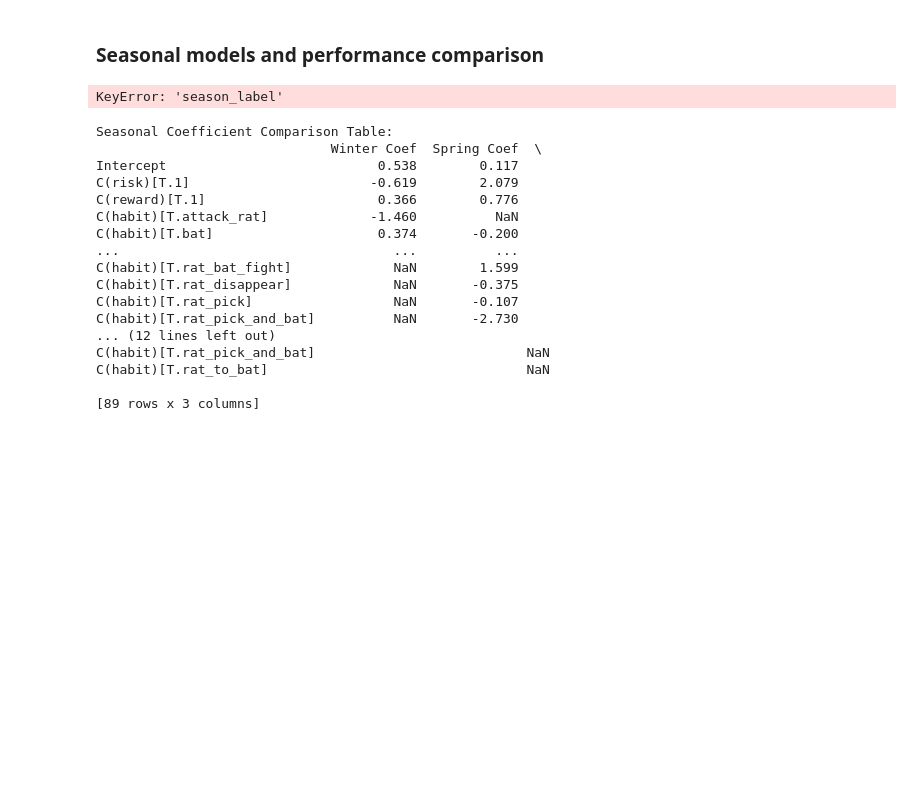
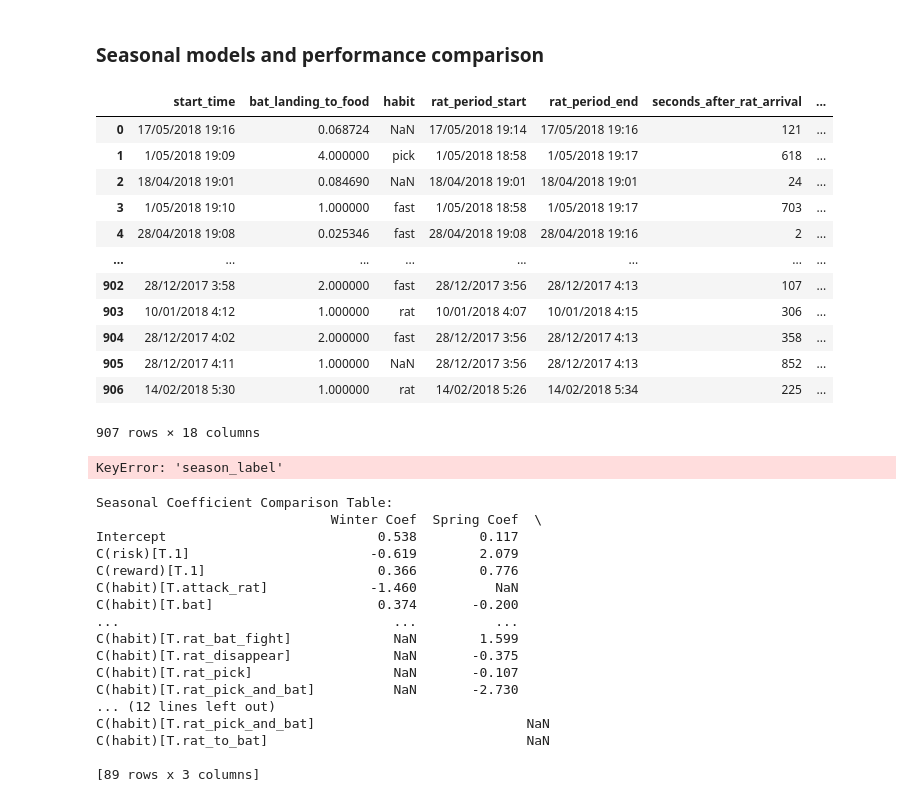
Before and after one commit to callmemaze/Rats-vs-Bats, a Jupyter notebook: Assessment3.ipynb, the cells around one changed output. Drawn from its saved outputs; the diff is of its cells as text; code cells hidden in the pictures; blank space fills up the shorter version.

```diff
--- a/Assessment3.ipynb
+++ b/Assessment3.ipynb
@@ -675,4 +675,20 @@ strong multicollinearity problems or that the design matrix is singular.
 Final model artifacts saved.
 # %% [markdown]
 ### Seasonal models and performance comparison
+# %%
+merged
+# %% [output]
+|  | start_time | bat_landing_to_food | habit | rat_period_start | rat_period_end | seconds_after_rat_arrival | ... |
+| 0 | 17/05/2018 19:16 | 0.068724 | NaN | 17/05/2018 19:14 | 17/05/2018 19:16 | 121 | ... |
+| 1 | 1/05/2018 19:09 | 4.000000 | pick | 1/05/2018 18:58 | 1/05/2018 19:17 | 618 | ... |
+| 2 | 18/04/2018 19:01 | 0.084690 | NaN | 18/04/2018 19:01 | 18/04/2018 19:01 | 24 | ... |
+| 3 | 1/05/2018 19:10 | 1.000000 | fast | 1/05/2018 18:58 | 1/05/2018 19:17 | 703 | ... |
+| 4 | 28/04/2018 19:08 | 0.025346 | fast | 28/04/2018 19:08 | 28/04/2018 19:16 | 2 | ... |
+| ... | ... | ... | ... | ... | ... | ... | ... |
+| 902 | 28/12/2017 3:58 | 2.000000 | fast | 28/12/2017 3:56 | 28/12/2017 4:13 | 107 | ... |
+| 903 | 10/01/2018 4:12 | 1.000000 | rat | 10/01/2018 4:07 | 10/01/2018 4:15 | 306 | ... |
+| 904 | 28/12/2017 4:02 | 2.000000 | fast | 28/12/2017 3:56 | 28/12/2017 4:13 | 358 | ... |
+| 905 | 28/12/2017 4:11 | 1.000000 | NaN | 28/12/2017 3:56 | 28/12/2017 4:13 | 852 | ... |
+| 906 | 14/02/2018 5:30 | 1.000000 | rat | 14/02/2018 5:26 | 14/02/2018 5:34 | 225 | ... |
+907 rows × 18 columns
 # %%
```
Also changed, not shown: parts of 4 cells of this notebook, 32 other files.
